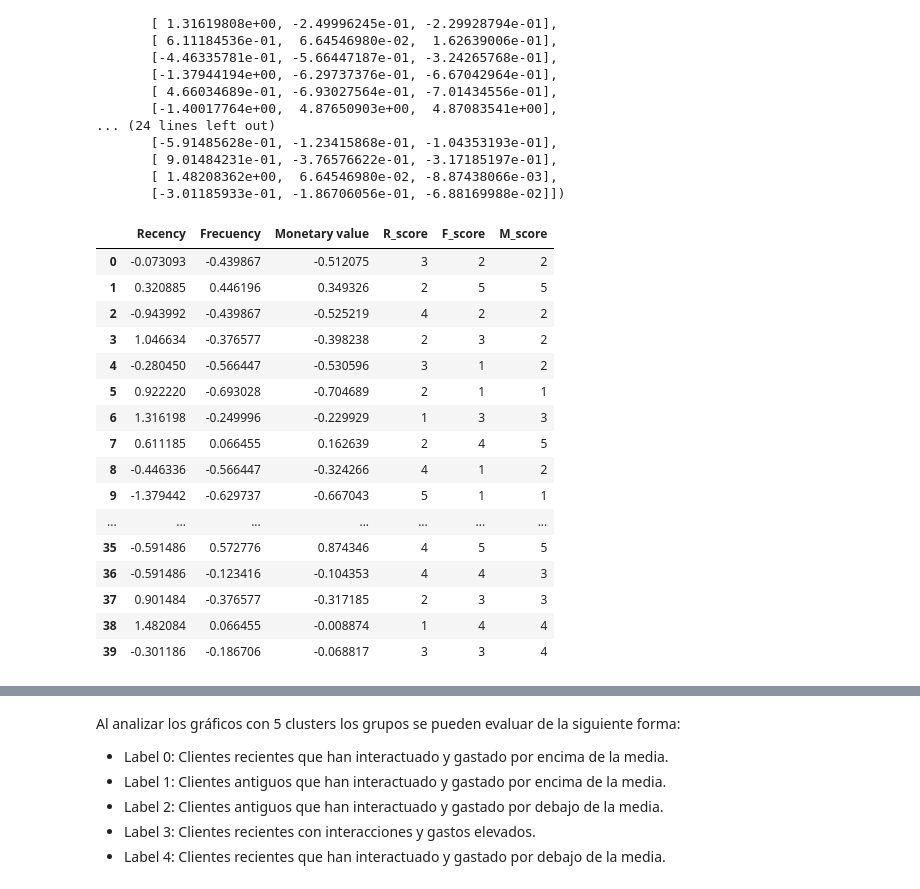
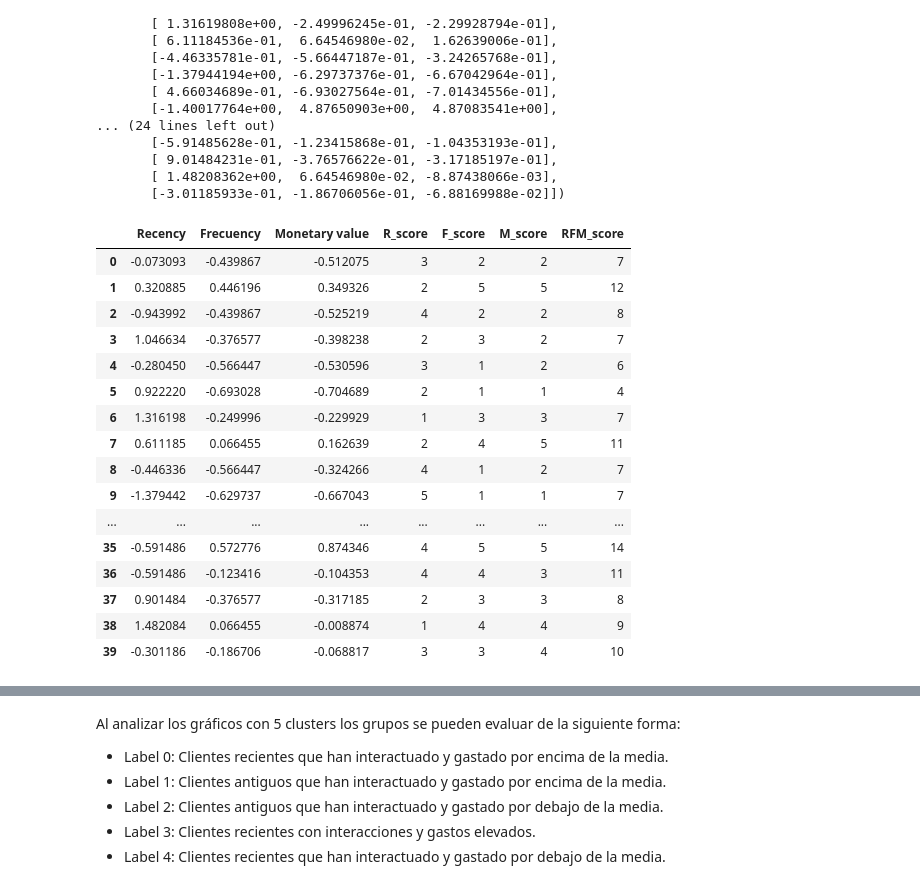
Before and after one commit to DanoSnow/NataSquad-AI-Hackathon, a Jupyter notebook: customers.ipynb, the cells around one changed output, grey strips where cells are left out. Saved outputs shown, nothing was run; the diff lists cells and outputs as text; code cells hidden in the pictures.

```diff
--- a/customers.ipynb
+++ b/customers.ipynb
@@ -473,5 +473,10 @@ m = pd.qcut(customers_2005_rfm["Monetary value"], q=5, labels=range(1,6))
 
 # Construcción del DataFrame
 customers_2005_rfm = customers_2005_rfm.assign(R_score=r, F_score=f, M_score=m)
+# Como los datos de las columnas R/F/M_score son de tipo categórico se transforman a tipo de dato int para tenerlos en cuenta durante la segmentación
+customers_2005_rfm["R_score"] = customers_2005_rfm["R_score"].astype(int)
+customers_2005_rfm["F_score"] = customers_2005_rfm["F_score"].astype(int)
+customers_2005_rfm["M_score"] = customers_2005_rfm["M_score"].astype(int)
+customers_2005_rfm["RFM_score"] = customers_2005_rfm["R_score"] + customers_2005_rfm["F_score"] + customers_2005_rfm["M_score"]
 customers_2005_rfm
 # %% [output]
@@ -562,24 +567,27 @@ array([[-7.30933160e-02, -4.39866810e-01, -5.12074918e-01],
 # %%
 # Construir un nuevo DataFrame estandarizado junto con el puntaje RFM
 customers_2005_rfm_std = pd.DataFrame(customers_2005_rfm_std,
                                       columns=customers_2005_rfm.columns[1:4].values)
-customers_2005_rfm_std = customers_2005_rfm_std.assign(R_score=r, F_score=f, M_score=m)
+customers_2005_rfm_std = customers_2005_rfm_std.assign(R_score=customers_2005_rfm["R_score"],
+                                                       F_score=customers_2005_rfm["F_score"],
+                                                       M_score=customers_2005_rfm["M_score"],
+                                                       RFM_score=customers_2005_rfm["RFM_score"])
 customers_2005_rfm_std
 # %% [output]
-|  | Recency | Frecuency | Monetary value | R_score | F_score | M_score |
-| 0 | -0.073093 | -0.439867 | -0.512075 | 3 | 2 | 2 |
-| 1 | 0.320885 | 0.446196 | 0.349326 | 2 | 5 | 5 |
-| 2 | -0.943992 | -0.439867 | -0.525219 | 4 | 2 | 2 |
-| 3 | 1.046634 | -0.376577 | -0.398238 | 2 | 3 | 2 |
-| 4 | -0.280450 | -0.566447 | -0.530596 | 3 | 1 | 2 |
-| 5 | 0.922220 | -0.693028 | -0.704689 | 2 | 1 | 1 |
-| 6 | 1.316198 | -0.249996 | -0.229929 | 1 | 3 | 3 |
-| 7 | 0.611185 | 0.066455 | 0.162639 | 2 | 4 | 5 |
-| 8 | -0.446336 | -0.566447 | -0.324266 | 4 | 1 | 2 |
-| 9 | -1.379442 | -0.629737 | -0.667043 | 5 | 1 | 1 |
-| ... | ... | ... | ... | ... | ... | ... |
-| 35 | -0.591486 | 0.572776 | 0.874346 | 4 | 5 | 5 |
-| 36 | -0.591486 | -0.123416 | -0.104353 | 4 | 4 | 3 |
-| 37 | 0.901484 | -0.376577 | -0.317185 | 2 | 3 | 3 |
-| 38 | 1.482084 | 0.066455 | -0.008874 | 1 | 4 | 4 |
-| 39 | -0.301186 | -0.186706 | -0.068817 | 3 | 3 | 4 |
+|  | Recency | Frecuency | Monetary value | R_score | F_score | M_score | RFM_score |
+| 0 | -0.073093 | -0.439867 | -0.512075 | 3 | 2 | 2 | 7 |
+| 1 | 0.320885 | 0.446196 | 0.349326 | 2 | 5 | 5 | 12 |
+| 2 | -0.943992 | -0.439867 | -0.525219 | 4 | 2 | 2 | 8 |
+| 3 | 1.046634 | -0.376577 | -0.398238 | 2 | 3 | 2 | 7 |
+| 4 | -0.280450 | -0.566447 | -0.530596 | 3 | 1 | 2 | 6 |
+| 5 | 0.922220 | -0.693028 | -0.704689 | 2 | 1 | 1 | 4 |
+| 6 | 1.316198 | -0.249996 | -0.229929 | 1 | 3 | 3 | 7 |
+| 7 | 0.611185 | 0.066455 | 0.162639 | 2 | 4 | 5 | 11 |
+| 8 | -0.446336 | -0.566447 | -0.324266 | 4 | 1 | 2 | 7 |
+| 9 | -1.379442 | -0.629737 | -0.667043 | 5 | 1 | 1 | 7 |
+| ... | ... | ... | ... | ... | ... | ... | ... |
+| 35 | -0.591486 | 0.572776 | 0.874346 | 4 | 5 | 5 | 14 |
+| 36 | -0.591486 | -0.123416 | -0.104353 | 4 | 4 | 3 | 11 |
+| 37 | 0.901484 | -0.376577 | -0.317185 | 2 | 3 | 3 | 8 |
+| 38 | 1.482084 | 0.066455 | -0.008874 | 1 | 4 | 4 | 9 |
+| 39 | -0.301186 | -0.186706 | -0.068817 | 3 | 3 | 4 | 10 |
```
Also changed, not shown: parts of 14 cells of this notebook.
